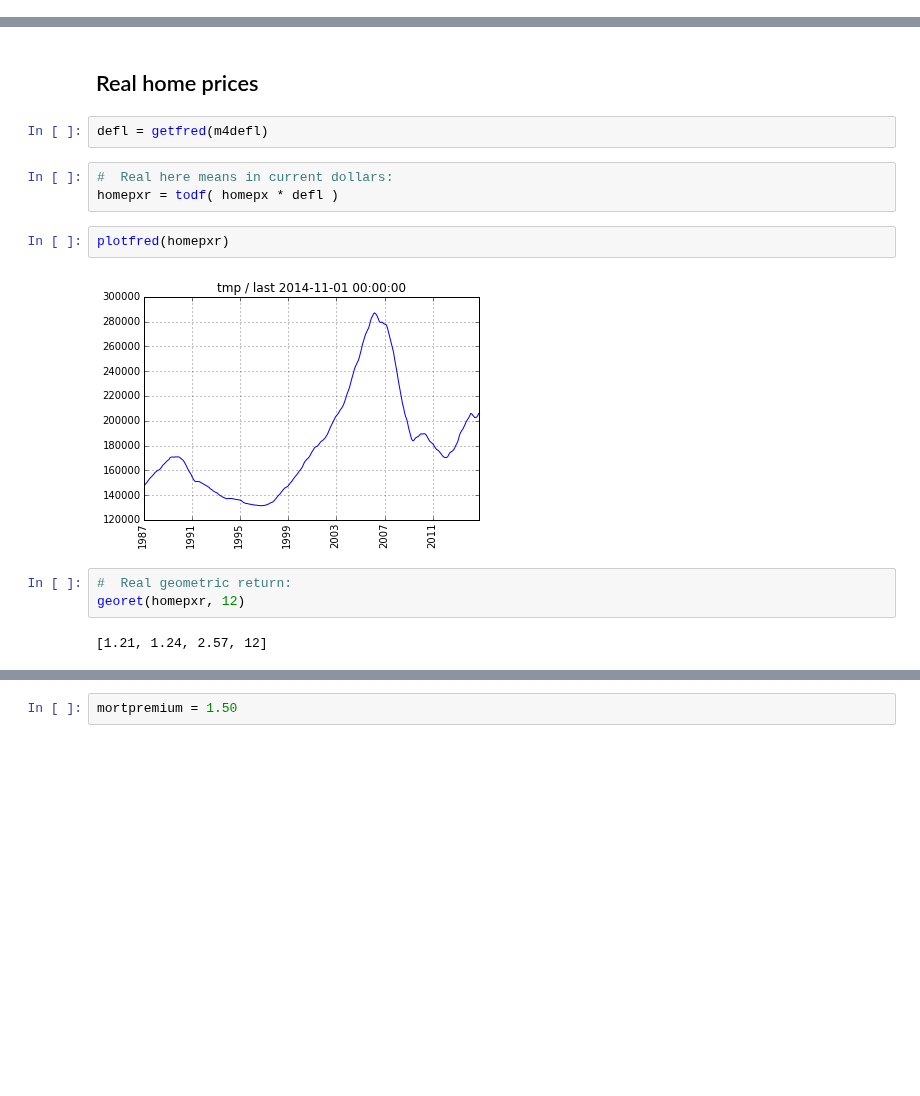
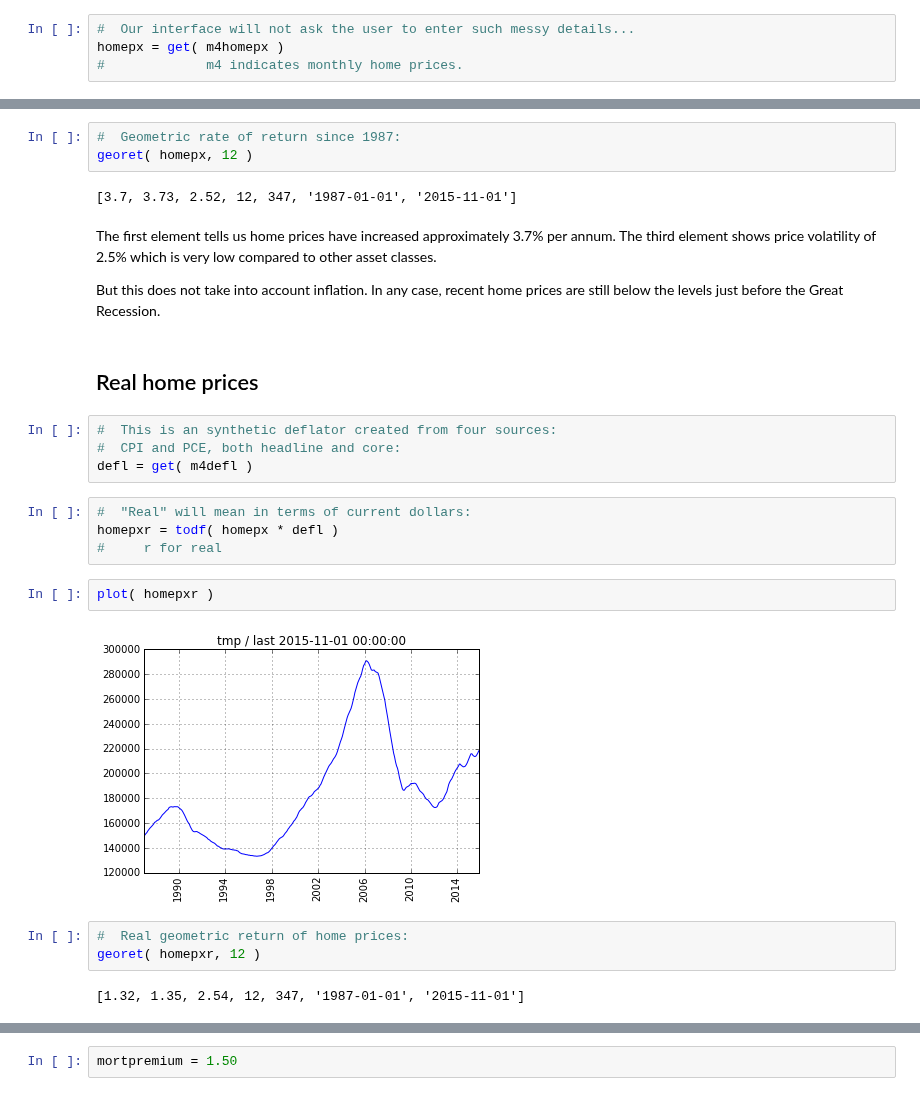
Before and after one commit to rsvp/fecon235, a Jupyter notebook: nb/fred-housing.ipynb, the cells around one changed output, grey strips where cells are left out. Saved outputs shown, nothing was run; the diff lists cells and outputs as text; blank space fills up the shorter version.

```diff
--- a/nb/fred-housing.ipynb
+++ b/nb/fred-housing.ipynb
@@ -125,0 +152,4 @@ georet(homepx, 12)
+# %%
+#  Our interface will not ask the user to enter such messy details...
+homepx = get( m4homepx )
+#             m4 indicates monthly home prices.
@@ -126,17 +164,34 @@ georet(homepx, 12)
+# %%
+#  Geometric rate of return since 1987:
+georet( homepx, 12 )
+# %% [output]
+[3.7, 3.73, 2.52, 12, 347, '1987-01-01', '2015-11-01']
+# %% [markdown]
+The first element tells us home prices have increased
+approximately 3.7% per annum.
+The third element shows price volatility of 2.5%
+which is very low compared to other asset classes.
+
+But this does not take into account inflation.
+In any case, recent home prices are still below
+the levels just before the Great Recession.
 # %% [markdown]
 ## Real home prices
-# %%
-defl = getfred(m4defl)
+# %%
+#  This is an synthetic deflator created from four sources:
+#  CPI and PCE, both headline and core:
+defl = get( m4defl )
 # %%
-#  Real here means in current dollars:
+#  "Real" will mean in terms of current dollars:
 homepxr = todf( homepx * defl )
+#     r for real
 # %%
-plotfred(homepxr)
+plot( homepxr )
 # %% [output]
-[figure, old version]
+[figure, new version]
 # %%
-#  Real geometric return:
-georet(homepxr, 12)
+#  Real geometric return of home prices:
+georet( homepxr, 12 )
 # %% [output]
-[1.21, 1.24, 2.57, 12]
+[1.32, 1.35, 2.54, 12, 347, '1987-01-01', '2015-11-01']
 # %% [markdown]
```
Also changed, not shown: parts of 62 cells of this notebook.
